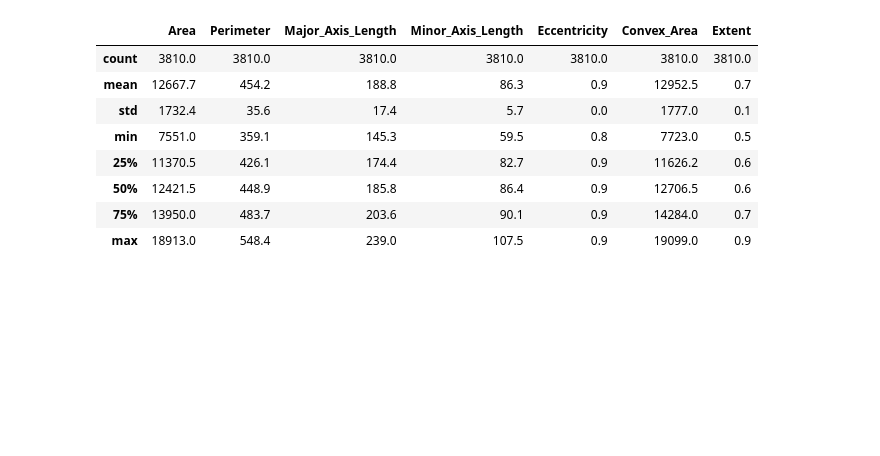
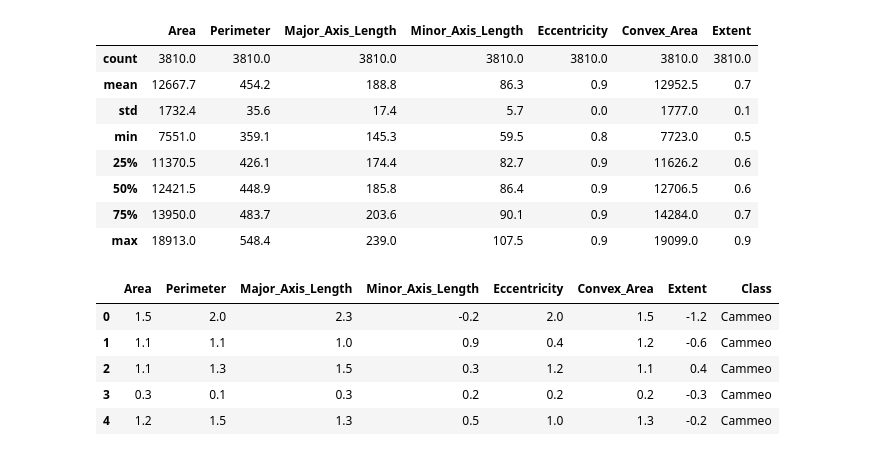
Before and after one commit to bibatshut-code/ML-GoogleDev, a Jupyter notebook: Classification/classification_rice.ipynb, the cells around one changed output. Cells and saved outputs as stored; diff of their text form; code cells hidden in the pictures; blank space fills up the shorter version.

```diff
--- a/Classification/classification_rice.ipynb
+++ b/Classification/classification_rice.ipynb
@@ -90,0 +114,16 @@ Data columns (total 8 columns):
+# %%
+feature_mean = rice_dataset_raw.mean(numeric_only=True)
+feature_std = rice_dataset_raw.std(numeric_only=True)
+numerical_features = rice_dataset_raw.select_dtypes('number').columns
+
+normalized_dataset = (rice_dataset_raw[numerical_features] - feature_mean)/feature_std
+
+normalized_dataset['Class'] = rice_dataset_raw ['Class']
+normalized_dataset.head()
+# %% [output]
+|  | Area | Perimeter | Major_Axis_Length | Minor_Axis_Length | Eccentricity | Convex_Area | Extent | Class |
+| 0 | 1.5 | 2.0 | 2.3 | -0.2 | 2.0 | 1.5 | -1.2 | Cammeo |
+| 1 | 1.1 | 1.1 | 1.0 | 0.9 | 0.4 | 1.2 | -0.6 | Cammeo |
+| 2 | 1.1 | 1.3 | 1.5 | 0.3 | 1.2 | 1.1 | 0.4 | Cammeo |
+| 3 | 0.3 | 0.1 | 0.3 | 0.2 | 0.2 | 0.2 | -0.3 | Cammeo |
+| 4 | 1.2 | 1.5 | 1.3 | 0.5 | 1.0 | 1.3 | -0.2 | Cammeo |
```
Also changed, not shown: parts of 6 cells of this notebook.
